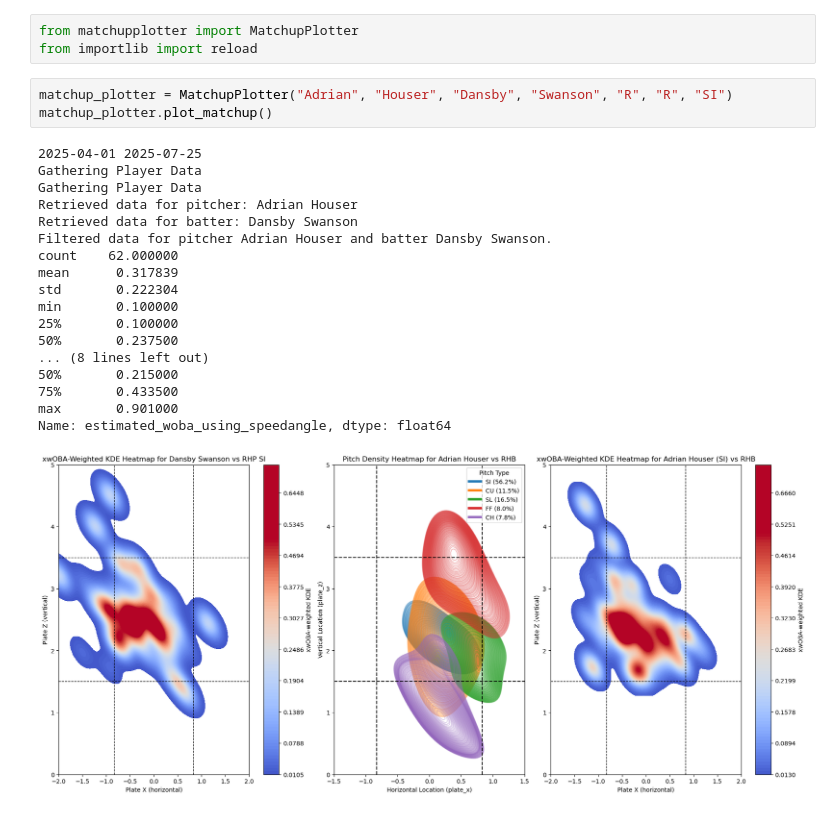
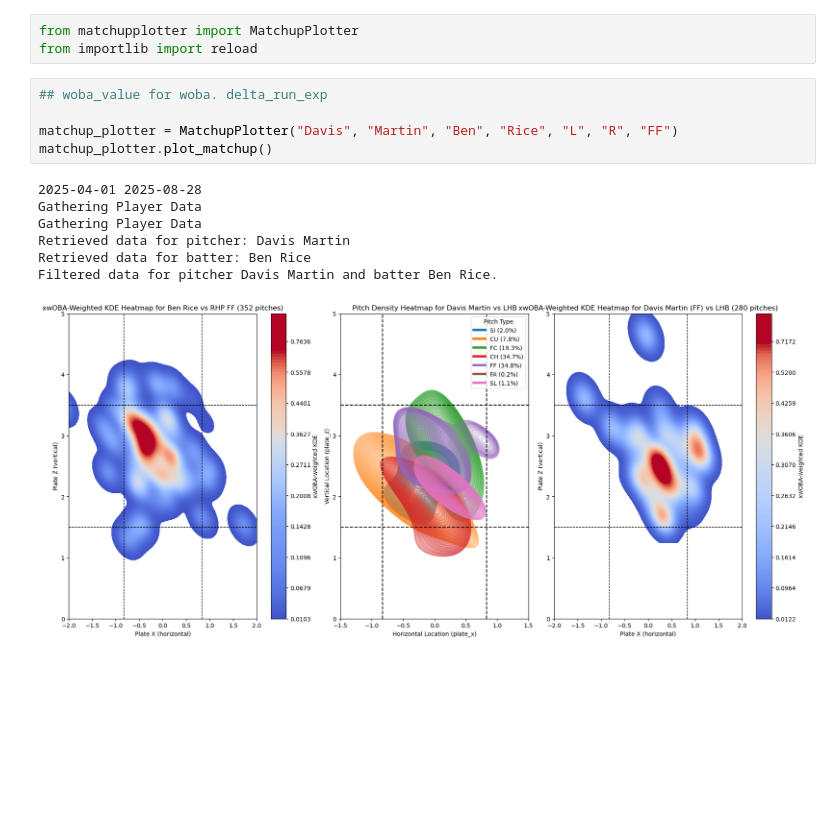
Before and after one commit to mcgillies/mlb_plots, a Jupyter notebook: example.ipynb, the cells around one changed output. Saved outputs shown, nothing was run; the diff lists cells and outputs as text; blank space fills up the shorter version.

```diff
--- a/example.ipynb
+++ b/example.ipynb
@@ -1,25 +1,16 @@
 # %%
 from matchupplotter import MatchupPlotter
 from importlib import reload
-# %%
-matchup_plotter = MatchupPlotter("Adrian", "Houser", "Dansby", "Swanson", "R", "R", "SI")
-matchup_plotter.plot_matchup()
-# %% [output]
-2025-04-01 2025-07-25
-Gathering Player Data
-Gathering Player Data
-Retrieved data for pitcher: Adrian Houser
-Retrieved data for batter: Dansby Swanson
-Filtered data for pitcher Adrian Houser and batter Dansby Swanson.
-count    62.000000
-mean      0.317839
-std       0.222304
-min       0.100000
-25%       0.100000
-50%       0.237500
-... (8 lines left out)
-50%       0.215000
-75%       0.433500
-max       0.901000
-Name: estimated_woba_using_speedangle, dtype: float64
-[figure, removed]
+# %%
+## woba_value for woba. delta_run_exp
+
+matchup_plotter = MatchupPlotter("Davis", "Martin", "Ben", "Rice", "L", "R", "FF")
+matchup_plotter.plot_matchup()
+# %% [output]
+2025-04-01 2025-08-28
+Gathering Player Data
+Gathering Player Data
+Retrieved data for pitcher: Davis Martin
+Retrieved data for batter: Ben Rice
+Filtered data for pitcher Davis Martin and batter Ben Rice.
+[figure, added]
```
Also changed, not shown: 1 other file.
